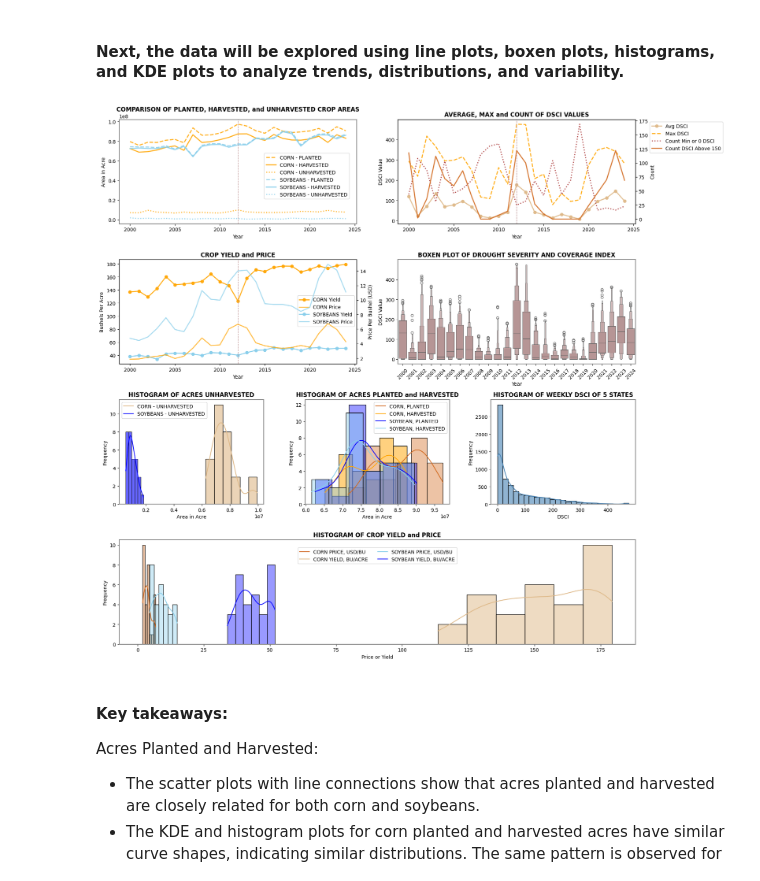
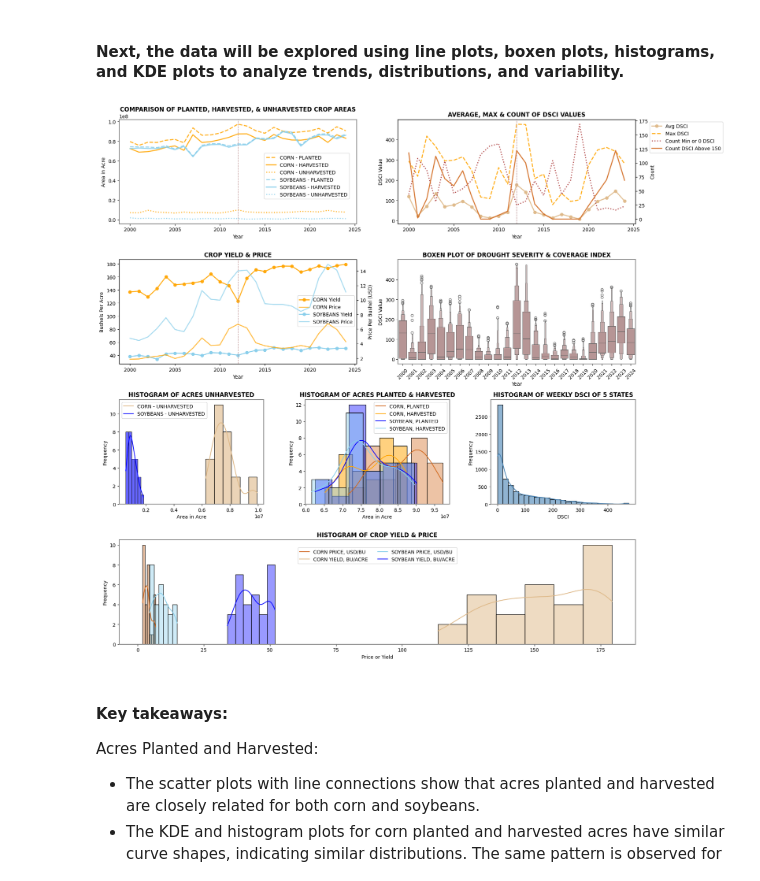
Before and after one commit to KetChith/class_project_comp4447_winter2025, a Jupyter notebook: ket_poungnachith_project.ipynb, the cells around one changed output. Saved outputs shown, nothing was run; the diff lists cells and outputs as text; code cells hidden in the pictures.

```diff
--- a/ket_poungnachith_project.ipynb
+++ b/ket_poungnachith_project.ipynb
@@ -1037,40 +1037,40 @@ ax8.set_ylabel('Frequency')
 ax8.legend(
     ('CORN PRICE, USD/BU', 'CORN YIELD, BU/ACRE', 'SOYBEAN PRICE, USD/BU', 'SOYBEAN YIELD, BU/ACRE'),
     loc='upper center',
     bbox_to_anchor=(0.5, .95),
     ncol=2
 )
 
 
 # ---------------------------------------
 
 # list of axes and titles
 axes = [ax1, ax2, ax3, ax4, ax5, ax6, ax7, ax8]
 titles = [
-    'COMPARISON OF PLANTED, HARVESTED, and UNHARVESTED CROP AREAS',
-    'CROP YIELD and PRICE',
-    'AVERAGE, MAX and COUNT OF DSCI VALUES',
-    'BOXEN PLOT OF DROUGHT SEVERITY AND COVERAGE INDEX',
+    'COMPARISON OF PLANTED, HARVESTED, & UNHARVESTED CROP AREAS',
+    'CROP YIELD & PRICE',
+    'AVERAGE, MAX & COUNT OF DSCI VALUES',
+    'BOXEN PLOT OF DROUGHT SEVERITY & COVERAGE INDEX',
     'HISTOGRAM OF ACRES UNHARVESTED',
-    'HISTOGRAM OF ACRES PLANTED and HARVESTED',
+    'HISTOGRAM OF ACRES PLANTED & HARVESTED',
     'HISTOGRAM OF WEEKLY DSCI OF 5 STATES',
-    'HISTOGRAM OF CROP YIELD and PRICE'
+    'HISTOGRAM OF CROP YIELD & PRICE'
 ]
 
 # set titles and labels
 for ax, title in zip(axes, titles):
     ax.set_title(title, fontweight='bold')
     ax.set_xlabel(ax.get_xlabel(), fontweight='normal')  # Ensure normal weight for xlabel
     ax.set_ylabel(ax.get_ylabel(), fontweight='normal')  # Ensure normal weight for ylabel
 
 # add border to all axes
 for i in axes:
     add_gray_border(i)
 
 plt.tight_layout()
 plt.show()
 # %% [output]
-[figure, old version]
+[figure, new version]
 # %% [markdown]
 #### Key takeaways:
 
```
Also changed, not shown: parts of 9 cells of this notebook.
